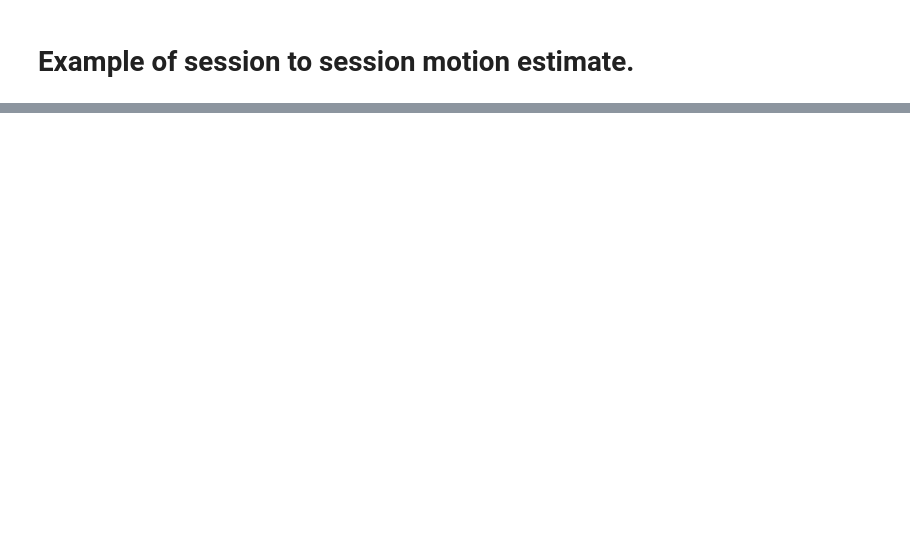
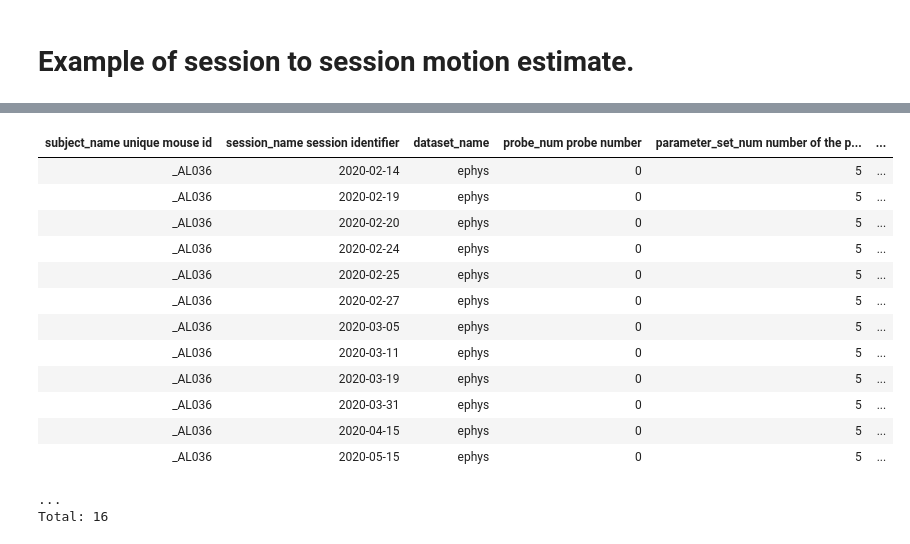
Before and after one commit to spkware/chronic_recording_manuscript, a Jupyter notebook: figures/figure3.ipynb, the cells around one changed output, grey strips where cells are left out. Drawn from its saved outputs; the diff is of its cells as text; code cells hidden in the pictures; blank space fills up the shorter version.

```diff
--- a/figures/figure3.ipynb
+++ b/figures/figure3.ipynb
@@ -360,0 +416,18 @@ print(tukey_shank)
+# %%
+Session * EphysRecording.ProbeSetting * UnitCount & dict(subject_name=s, probe_num=p, parameter_set_num=5, unit_criteria_id=1)
+# %% [output]
+| subject_name unique mouse id | session_name session identifier | dataset_name | probe_num probe number | parameter_set_num number of the p... | ... |
+| _AL036 | 2020-02-14 | ephys | 0 | 5 | ... |
+| _AL036 | 2020-02-19 | ephys | 0 | 5 | ... |
+| _AL036 | 2020-02-20 | ephys | 0 | 5 | ... |
+| _AL036 | 2020-02-24 | ephys | 0 | 5 | ... |
+| _AL036 | 2020-02-25 | ephys | 0 | 5 | ... |
+| _AL036 | 2020-02-27 | ephys | 0 | 5 | ... |
+| _AL036 | 2020-03-05 | ephys | 0 | 5 | ... |
+| _AL036 | 2020-03-11 | ephys | 0 | 5 | ... |
+| _AL036 | 2020-03-19 | ephys | 0 | 5 | ... |
+| _AL036 | 2020-03-31 | ephys | 0 | 5 | ... |
+| _AL036 | 2020-04-15 | ephys | 0 | 5 | ... |
+| _AL036 | 2020-05-15 | ephys | 0 | 5 | ... |
+...
+Total: 16
```
Also changed, not shown: parts of 4 cells of this notebook.
